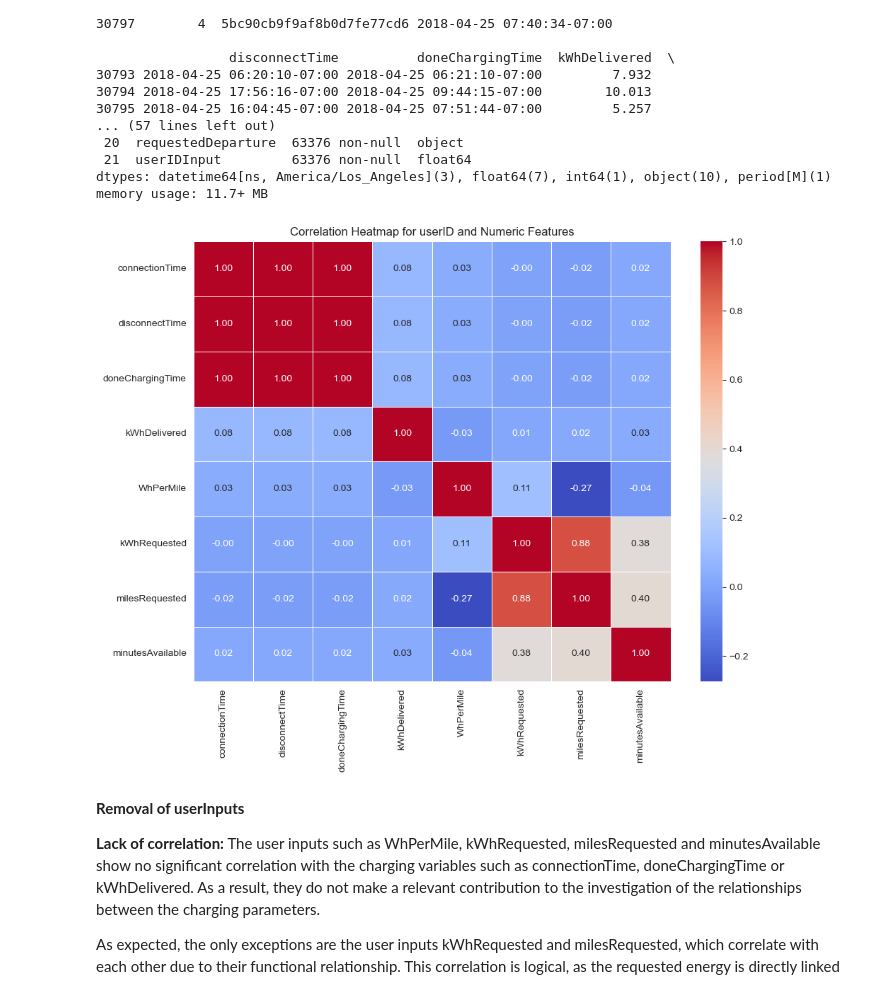
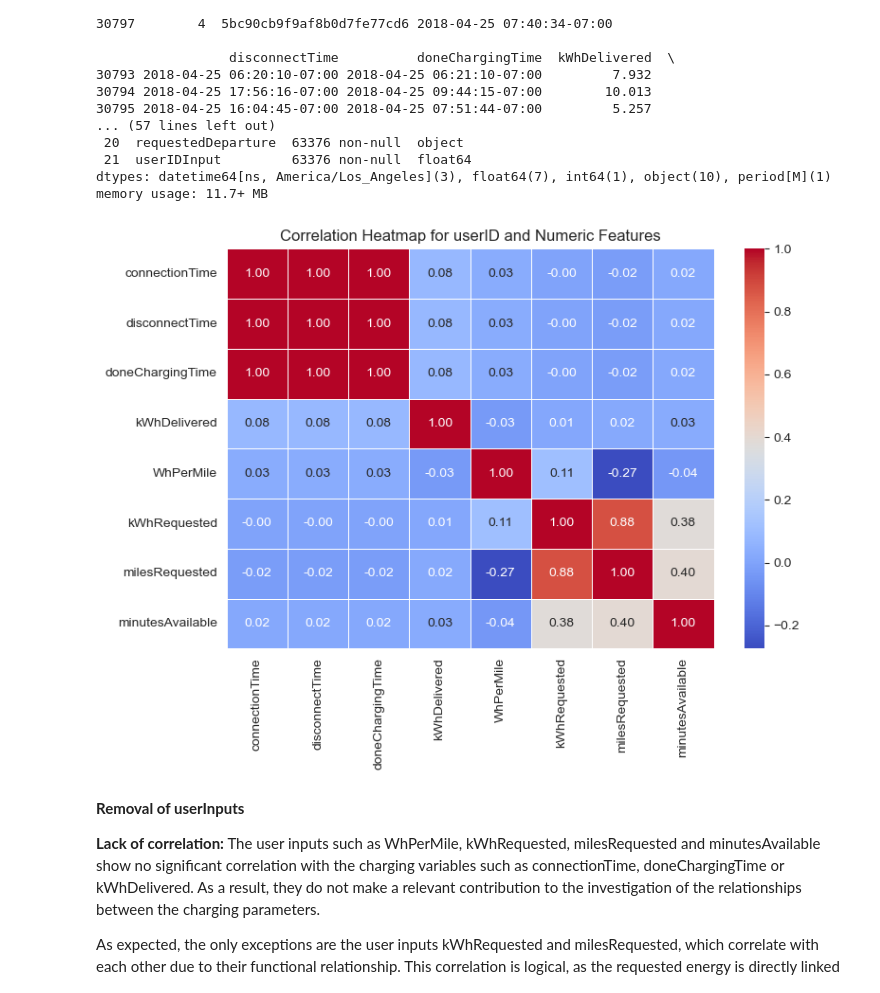
Before and after one commit to pmoll01/AA2024_Groupwork_DynamoData, a Jupyter notebook: Task_1.ipynb, the cells around one changed output. Drawn from its saved outputs; the diff is of its cells as text; code cells hidden in the pictures.

```diff
--- a/Task_1.ipynb
+++ b/Task_1.ipynb
@@ -400,20 +409,20 @@ memory usage: 11.7+ MB
 # %%
 # Pairplot for UserID and numerical features
 numerical_columns = ['connectionTime', 'disconnectTime', 'doneChargingTime', 'kWhDelivered', 'WhPerMile',
                      'kWhRequested', 'milesRequested', 'minutesAvailable']
 pairplot_data = charging_data_copy[numerical_columns].dropna()
 
 # Calculate correlation matrix
 correlation_matrix = pairplot_data.corr()
 
 # Create heatmap of the correlation matrix
-plt.figure(figsize=(10, 8))
+plt.figure(figsize=(8, 6))
 sns.heatmap(correlation_matrix, annot=True, cmap='coolwarm', fmt='.2f', linewidths=0.5)
 plt.title("Correlation Heatmap for userID and Numeric Features")
 plt.tight_layout()
 plt.show()
 # %% [output]
-[figure, old version]
+[figure, new version]
 # %% [markdown]
 **Removal of userInputs**
 
```
Also changed, not shown: parts of 40 cells of this notebook.
